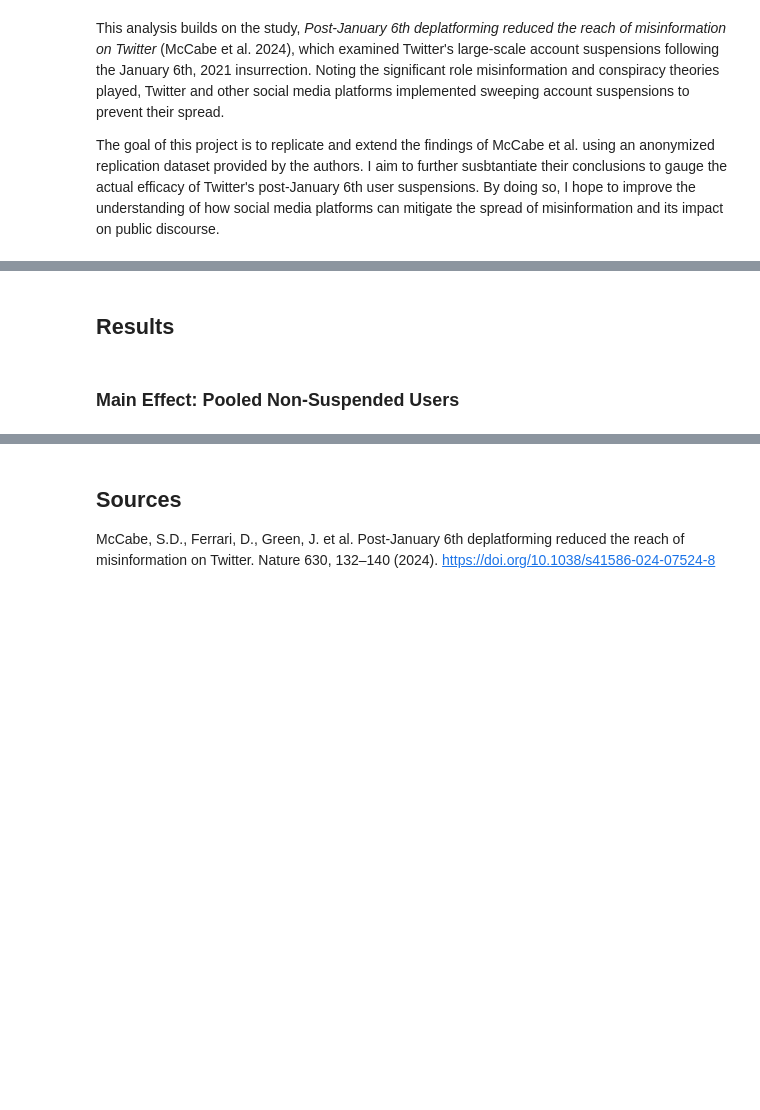
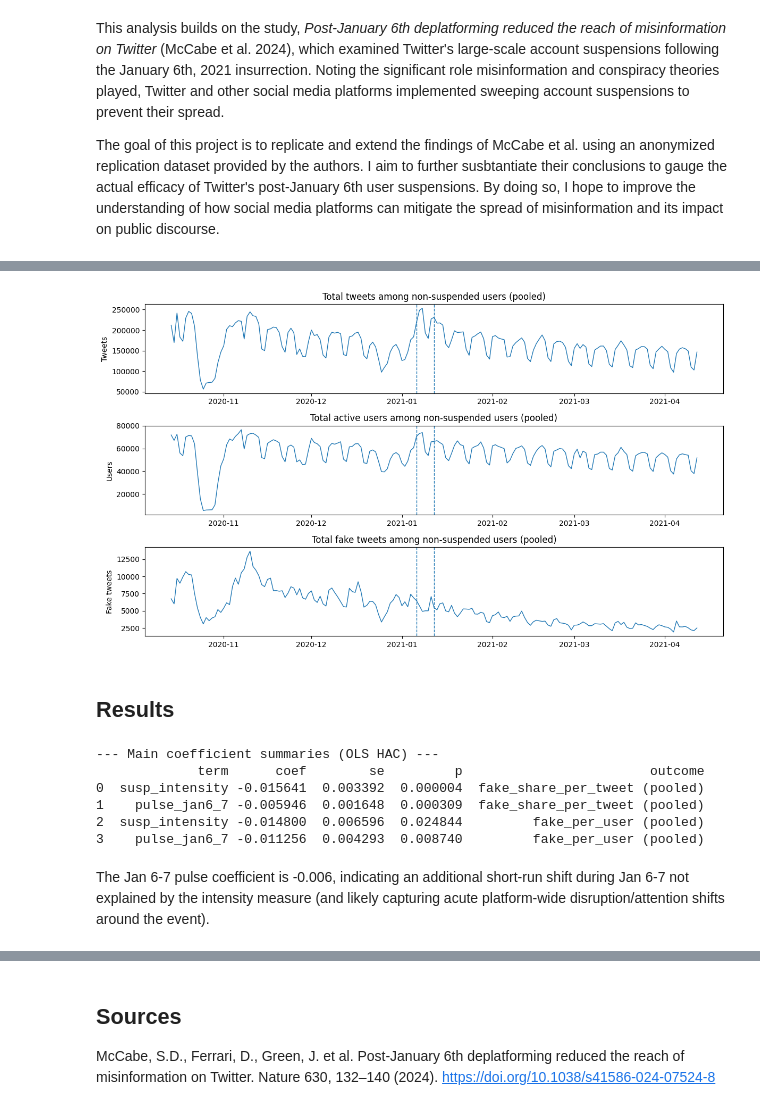
Before and after one commit to emeliasprott/twitter_misinformation, a Jupyter notebook: cleaned-project-2.ipynb, the cells around one changed output, grey strips where cells are left out. Drawn from its saved outputs; the diff is of its cells as text; code cells hidden in the pictures; blank space fills up the shorter version.

```diff
--- a/cleaned-project-2.ipynb
+++ b/cleaned-project-2.ipynb
@@ -1048,2 +695,39 @@ def make_table_4_control_robustness(w):
+# %%
+def plot_volume_channels(w, subsets=None):
+    if subsets is None:
+        subsets = SUBSETS_NON_SUSP
+
+    total_tweets = sum(w[f"n_{s}"] for s in subsets)
+    total_users = sum(w[f"nusers_{s}"] for s in subsets)
+    total_fake = sum(w[f"fake_total_{s}"] for s in subsets)
+
+    fig = plt.figure(figsize=(12, 7))
+    ax1 = fig.add_subplot(3, 1, 1)
+    ax1.plot(w.index, total_tweets, linewidth=1)
+    ax1.axvline(TREAT_START, linestyle="--", linewidth=1)
+    ax1.axvline(TREAT_REF, linestyle="--", linewidth=1)
+    ax1.set_title("Total tweets among non-suspended users (pooled)")
+    ax1.set_ylabel("Tweets")
+
+    ax2 = fig.add_subplot(3, 1, 2)
+    ax2.plot(w.index, total_users, linewidth=1)
+    ax2.axvline(TREAT_START, linestyle="--", linewidth=1)
+    ax2.axvline(TREAT_REF, linestyle="--", linewidth=1)
+    ax2.set_title("Total active users among non-suspended users (pooled)")
+    ax2.set_ylabel("Users")
+
+    ax3 = fig.add_subplot(3, 1, 3)
+    ax3.plot(w.index, total_fake, linewidth=1)
+    ax3.axvline(TREAT_START, linestyle="--", linewidth=1)
+    ax3.axvline(TREAT_REF, linestyle="--", linewidth=1)
+    ax3.set_title("Total fake tweets among non-suspended users (pooled)")
+    ax3.set_ylabel("Fake tweets")
+
+    plt.tight_layout()
+    plt.show()
+
+plot_volume_channels(w)
+# %% [output]
+[figure, added]
 # %% [markdown]
 ## Results
@@ -1072,2 +734,19 @@ es_user = event_study_ci_from_boot(P_user, cols_bu, k_cols_user, alpha=ALPHA)
-# %% [markdown]
-### Main Effect: Pooled Non-Suspended Users
+# %%
+terms_interest = ["susp_intensity", "pulse_jan6_7"]
+summ_tweet = coef_summary(m_tweet, cols_tweet, terms_interest)
+summ_user = coef_summary(m_user, cols_user, terms_interest)
+summ_tweet["outcome"] = "fake_share_per_tweet (pooled)"
+summ_user["outcome"] = "fake_per_user (pooled)"
+summ = pd.concat([summ_tweet, summ_user], axis=0, ignore_index=True)
+
+print("\n--- Main coefficient summaries (OLS HAC) ---")
+print(summ)
+# %% [output]
+--- Main coefficient summaries (OLS HAC) ---
+             term      coef        se         p                        outcome
+0  susp_intensity -0.015641  0.003392  0.000004  fake_share_per_tweet (pooled)
+1    pulse_jan6_7 -0.005946  0.001648  0.000309  fake_share_per_tweet (pooled)
+2  susp_intensity -0.014800  0.006596  0.024844         fake_per_user (pooled)
+3    pulse_jan6_7 -0.011256  0.004293  0.008740         fake_per_user (pooled)
+# %% [markdown]
+The Jan 6-7 pulse coefficient is -0.006, indicating an additional short-run shift during Jan 6-7 not explained by the intensity measure (and likely capturing acute platform-wide disruption/attention shifts around the event).
```
Also changed, not shown: parts of 64 cells of this notebook, 2 other files.
